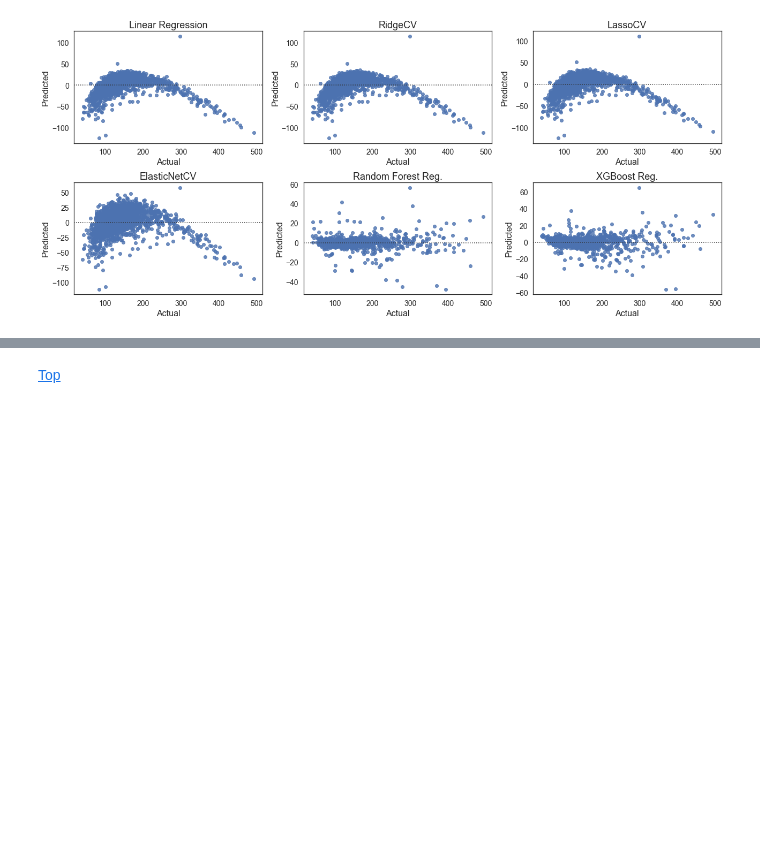
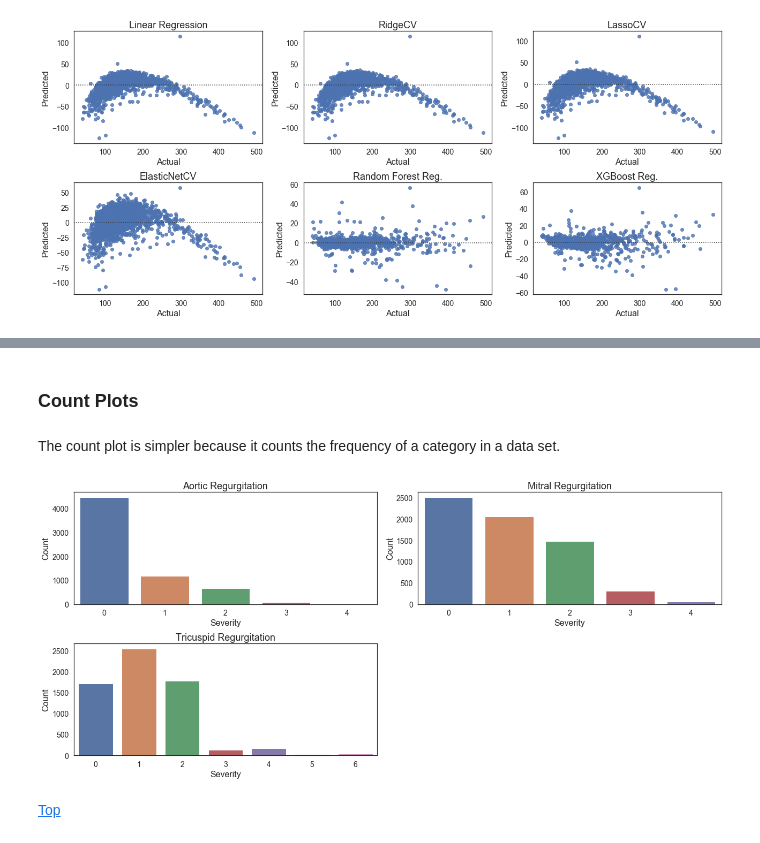
Before and after one commit to a-bergman/Analysis-Tools, a Jupyter notebook: Examples/Example Charts.ipynb, the cells around one changed output, grey strips where cells are left out. Cells and saved outputs as stored; diff of their text form; code cells hidden in the pictures; blank space fills up the shorter version.

```diff
--- a/Examples/Example Charts.ipynb
+++ b/Examples/Example Charts.ipynb
@@ -134,2 +185,18 @@ graphs.residualplots(df      = preds,
+# %% [markdown]
+### Count Plots
+# %% [markdown]
+The count plot is simpler because it counts the frequency of a category in a data set.
+# %%
+graphs.countplots(df      = heart,
+                  columns = ["aortic_reg", "mitral_reg", "tricusp_reg"],
+                  titles  = ["Aortic Regurgitation", "Mitral Regurgitation",
+                             "Tricuspid Regurgitation"],
+                  labels  = ["Severity", "Severity", "Severity"],
+                  ylabel  = "Count",
+                  dim     = (18,8),
+                  row     = 2,
+                  col     = 2)
+# %% [output]
+[figure, added]
 # %% [markdown]
 [Top](#Table-Of-Contents)
```
Also changed, not shown: parts of 14 cells of this notebook.
